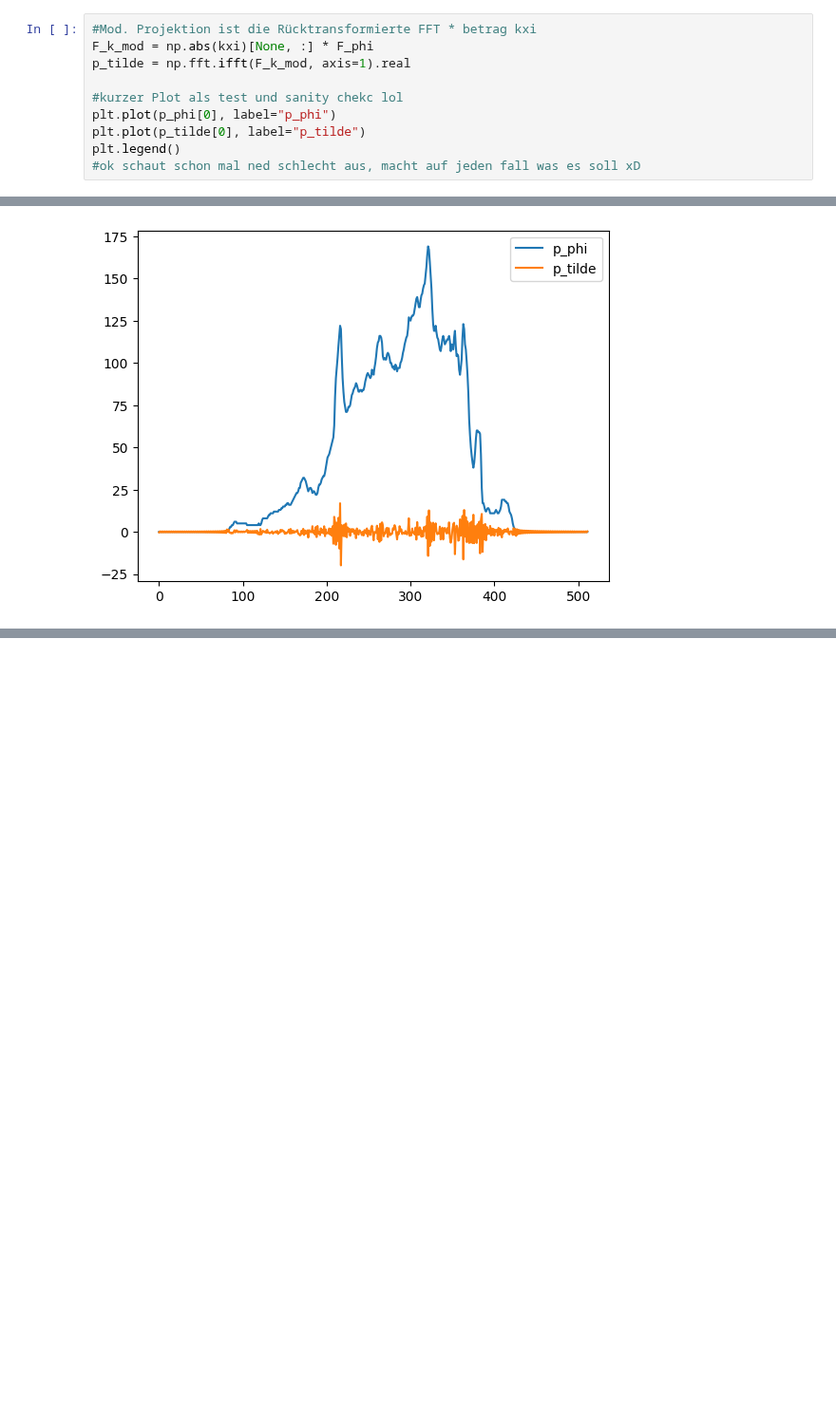
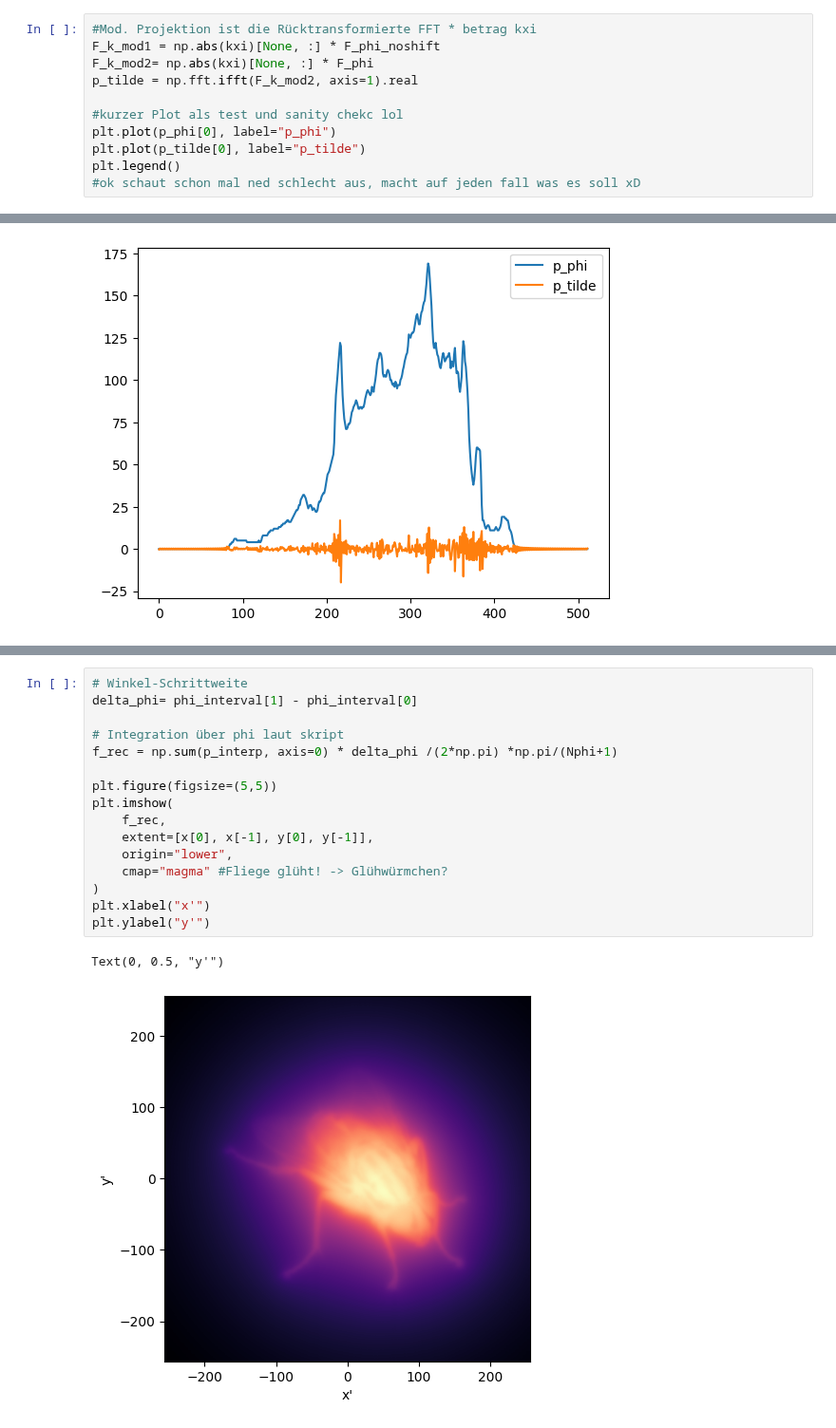
Before and after one commit to OverAmpJinx/CompPhyWS25, a Jupyter notebook: Assignment2/a22backwardtrafo.ipynb, the cells around one changed output, grey strips where cells are left out. Shown at 95% size. Drawn from its saved outputs; the diff is of its cells as text; blank space fills up the shorter version.

Commit message:
fliege glüht

```diff
--- a/Assignment2/a22backwardtrafo.ipynb
+++ b/Assignment2/a22backwardtrafo.ipynb
@@ -45,8 +46,9 @@ somit folgt
 ### Unterpunkt c: Modified Projection
 # %%
 #Mod. Projektion ist die Rücktransformierte FFT * betrag kxi
-F_k_mod = np.abs(kxi)[None, :] * F_phi
-p_tilde = np.fft.ifft(F_k_mod, axis=1).real
+F_k_mod1 = np.abs(kxi)[None, :] * F_phi_noshift
+F_k_mod2= np.abs(kxi)[None, :] * F_phi
+p_tilde = np.fft.ifft(F_k_mod2, axis=1).real
 
 #kurzer Plot als test und sanity chekc lol
 plt.plot(p_phi[0], label="p_phi")
@@ -58,0 +95,19 @@ plt.legend()
+# %%
+# Winkel-Schrittweite
+delta_phi= phi_interval[1] - phi_interval[0]
+
+# Integration über phi laut skript
+f_rec = np.sum(p_interp, axis=0) * delta_phi /(2*np.pi) *np.pi/(Nphi+1)
+
+plt.figure(figsize=(5,5))
+plt.imshow(
+    f_rec,
+    extent=[x[0], x[-1], y[0], y[-1]],
+    origin="lower",
+    cmap="magma" #Fliege glüht! -> Glühwürmchen?
+)
+plt.xlabel("x'")
+plt.ylabel("y'")
+# %% [output]
+Text(0, 0.5, "y'")
+[figure, added]
```
Also changed, not shown: parts of 3 cells of this notebook.
